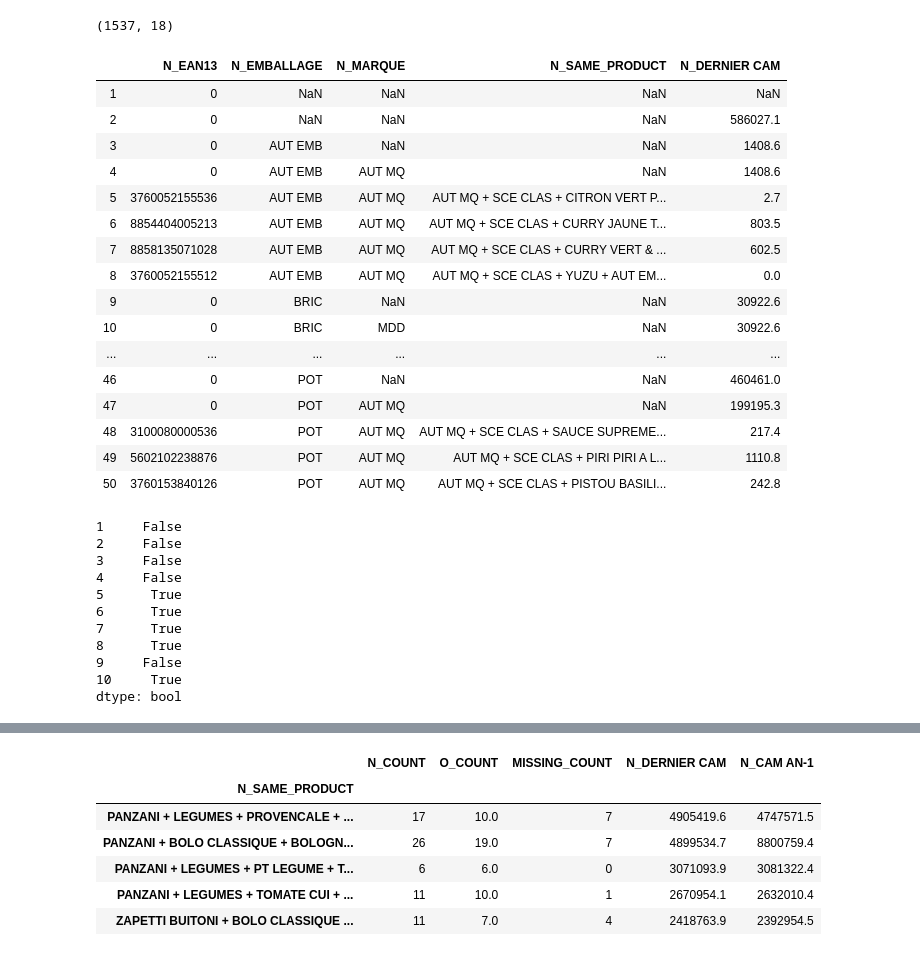
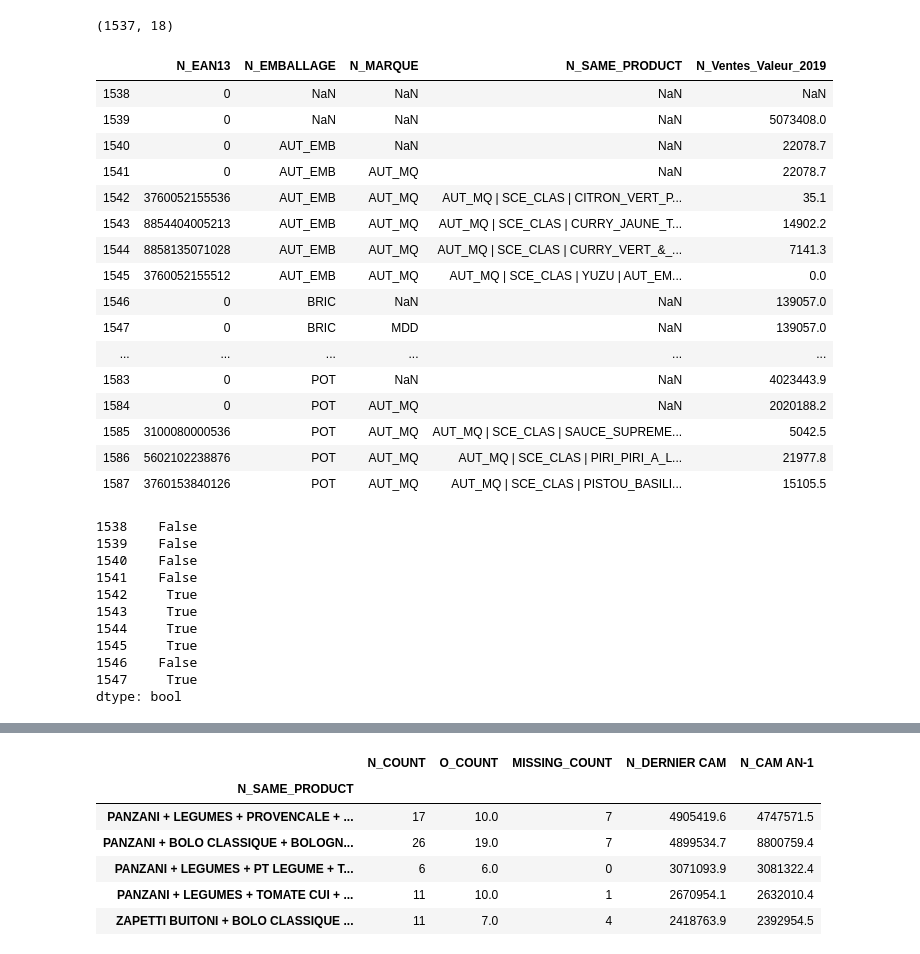
Before and after one commit to alex-toy/italians_do_it_better, a Jupyter notebook: M_MERGE/MERGE_N_O.ipynb, the cells around one changed output, grey strips where cells are left out. Drawn from its saved outputs; the diff is of its cells as text; code cells hidden in the pictures.

```diff
--- a/M_MERGE/MERGE_N_O.ipynb
+++ b/M_MERGE/MERGE_N_O.ipynb
@@ -36,12 +36,6 @@ from func import *
 #split_item_right(st)
 
 #find_weight(text):     #s = re.compile('\d+G') extracts '210G'
-# %%
-def split_text_left(text_to_split,text) :
-    if isinstance(text_to_split, str) :
-        return text_to_split.split(text, 1)[0] # keep first part [0] of split (before the splitter (st[1])
-    else :
-        return ''
 # %%
 #################################################
 # 2) O_PROD from Open food Facts (EAN13)           #
@@ -219,13 +236,12 @@ number of  KPI  unique (non null) values:  17
 # %%
 #Select Market and KPI
 #creation of df_N_prod (1 MARKET * 1 KPI * 1425 PRODUCTS)
-MARKET = 'HMSM + PROXI + DRIVE + SDMP' # France
-KPI = 'Ventes Valeur'
+MARKET = 'HMSM | PROXI | DRIVE | SDMP' # France
+KPI = 'Ventes_Valeur'
 MKT_SEGMENT_AND_KPI = (df_N_ALL['KPI'] == KPI) & (df_N_ALL['MARKET'] == MARKET)
 df_N_PROD = df_N_ALL[MKT_SEGMENT_AND_KPI]
 
-KPI = KPI.replace(' ', '_')
-df_N_PROD.rename(columns={'CAM AN-1' : KPI + '_2018', 'DERNIER CAM' : KPI + '_2019'}, inplace=True)
+df_N_PROD.rename(columns={'CAM_AN-1' : KPI + '_2018', 'DERNIER_CAM' : KPI + '_2019'}, inplace=True)
 # %%
 #Adding N_ in front of each column name
 if not df_N_PROD.columns[0][0:2] == 'N_' :
@@ -273,10 +289,11 @@ memory usage: 624.4+ KB
 # %%
 #Select columns
 new_cols = ['N_EAN13', 'N_MARQUE','N_SAME_PRODUCT', 'N_GAMME','N_RECETTES', 'N_ORGANIC', 'N_FORMAT','N_WEIGHT_num', 'N_EMBALLAGE',
-     'N_COMPTE', 'N_STD/PROMO', 'N_DERNIER CAM', 'N_CAM AN-1', 'N_ITEM',
+     'N_COMPTE', 'N_STD/PROMO', 'N_Ventes_Valeur_2019', 'N_Ventes_Valeur_2018', 'N_ITEM',
     'N_NIELSEN_DESCRIPTION', 'N_INITIAL_INDEX', 'N_CATEGORY']
 
 df_N_PROD = df_N_PROD.loc[:, new_cols]
+#df_N_PROD.reset_index(inplace=True)
 df_N_PROD['N_COUNT'] = 1
 # %%
 df_N_PROD.shape
@@ -286,25 +303,25 @@ df_N_PROD.shape
 ##############################################@
 # 3.3) Remove separation lines from df_N_PROD
 # %%
-df_N_PROD[['N_EAN13', 'N_EMBALLAGE', 'N_MARQUE', 'N_SAME_PRODUCT', 'N_DERNIER CAM']].head(50)
+df_N_PROD[['N_EAN13', 'N_EMBALLAGE', 'N_MARQUE', 'N_SAME_PRODUCT', 'N_Ventes_Valeur_2019']].head(50)
 # %% [output]
-|  | N_EAN13 | N_EMBALLAGE | N_MARQUE | N_SAME_PRODUCT | N_DERNIER CAM |
-| 1 | 0 | NaN | NaN | NaN | NaN |
-| 2 | 0 | NaN | NaN | NaN | 586027.1 |
-| 3 | 0 | AUT EMB | NaN | NaN | 1408.6 |
-| 4 | 0 | AUT EMB | AUT MQ | NaN | 1408.6 |
-| 5 | 3760052155536 | AUT EMB | AUT MQ | AUT MQ + SCE CLAS + CITRON VERT P... | 2.7 |
-| 6 | 8854404005213 | AUT EMB | AUT MQ | AUT MQ + SCE CLAS + CURRY JAUNE T... | 803.5 |
-| 7 | 8858135071028 | AUT EMB | AUT MQ | AUT MQ + SCE CLAS + CURRY VERT & ... | 602.5 |
-| 8 | 3760052155512 | AUT EMB | AUT MQ | AUT MQ + SCE CLAS + YUZU + AUT EM... | 0.0 |
-| 9 | 0 | BRIC | NaN | NaN | 30922.6 |
-| 10 | 0 | BRIC | MDD | NaN | 30922.6 |
+|  | N_EAN13 | N_EMBALLAGE | N_MARQUE | N_SAME_PRODUCT | N_Ventes_Valeur_2019 |
+| 1538 | 0 | NaN | NaN | NaN | NaN |
+| 1539 | 0 | NaN | NaN | NaN | 5073408.0 |
+| 1540 | 0 | AUT_EMB | NaN | NaN | 22078.7 |
+| 1541 | 0 | AUT_EMB | AUT_MQ | NaN | 22078.7 |
+| 1542 | 3760052155536 | AUT_EMB | AUT_MQ | AUT_MQ | SCE_CLAS | CITRON_VERT_P... | 35.1 |
+| 1543 | 8854404005213 | AUT_EMB | AUT_MQ | AUT_MQ | SCE_CLAS | CURRY_JAUNE_T... | 14902.2 |
+| 1544 | 8858135071028 | AUT_EMB | AUT_MQ | AUT_MQ | SCE_CLAS | CURRY_VERT_&_... | 7141.3 |
+| 1545 | 3760052155512 | AUT_EMB | AUT_MQ | AUT_MQ | SCE_CLAS | YUZU | AUT_EM... | 0.0 |
+| 1546 | 0 | BRIC | NaN | NaN | 139057.0 |
+| 1547 | 0 | BRIC | MDD | NaN | 139057.0 |
 | ... | ... | ... | ... | ... | ... |
-| 46 | 0 | POT | NaN | NaN | 460461.0 |
-| 47 | 0 | POT | AUT MQ | NaN | 199195.3 |
-| 48 | 3100080000536 | POT | AUT MQ | AUT MQ + SCE CLAS + SAUCE SUPREME... | 217.4 |
-| 49 | 5602102238876 | POT | AUT MQ | AUT MQ + SCE CLAS + PIRI PIRI A L... | 1110.8 |
-| 50 | 3760153840126 | POT | AUT MQ | AUT MQ + SCE CLAS + PISTOU BASILI... | 242.8 |
+| 1583 | 0 | POT | NaN | NaN | 4023443.9 |
+| 1584 | 0 | POT | AUT_MQ | NaN | 2020188.2 |
+| 1585 | 3100080000536 | POT | AUT_MQ | AUT_MQ | SCE_CLAS | SAUCE_SUPREME... | 5042.5 |
+| 1586 | 5602102238876 | POT | AUT_MQ | AUT_MQ | SCE_CLAS | PIRI_PIRI_A_L... | 21977.8 |
+| 1587 | 3760153840126 | POT | AUT_MQ | AUT_MQ | SCE_CLAS | PISTOU_BASILI... | 15105.5 |
 # %%
 #definition of rows to keep
 
@@ -318,16 +335,16 @@ row_to_keep = (df_N_PROD['N_EAN13'] != '0') | (df_N_PROD['N_MARQUE'] == 'MDD') |
 # %%
 row_to_keep.head(10)
 # %% [output]
-1     False
-2     False
-3     False
-4     False
-5      True
-6      True
-7      True
-8      True
-9     False
-10     True
+1538    False
+1539    False
+1540    False
+1541    False
+1542     True
+1543     True
+1544     True
+1545     True
+1546    False
+1547     True
 dtype: bool
 # %%
 #creation of data frame with no seperators
```
Also changed, not shown: parts of 36 cells of this notebook, 11 other files.
